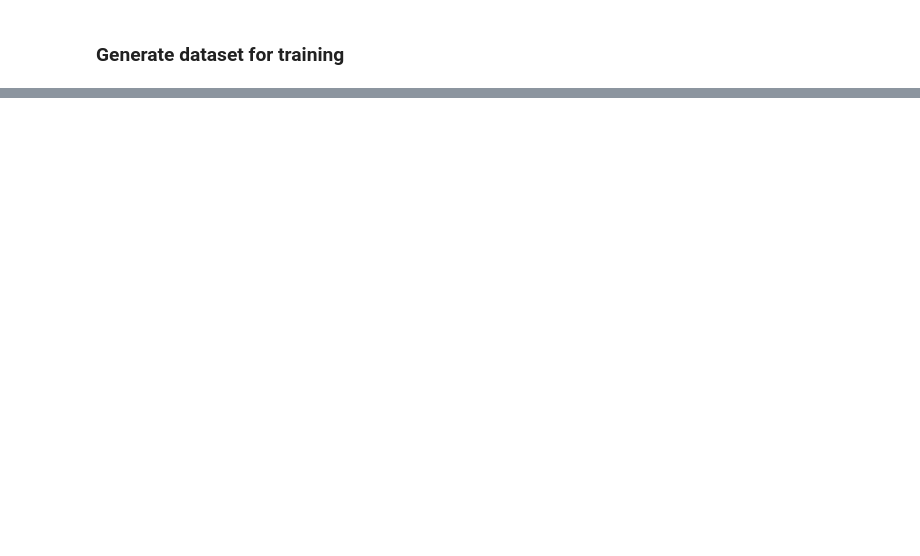
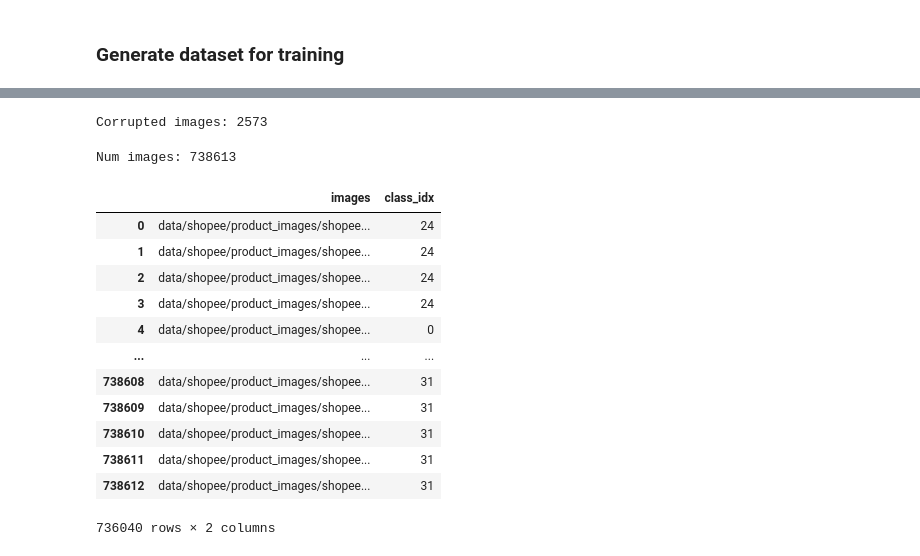
Before and after one commit to EFISS-Capstone-SU23/AI-model-query-service, a Jupyter notebook: trainer/notebooks/create_shopee_dataset.ipynb, the cells around one changed output, grey strips where cells are left out. Drawn from its saved outputs; the diff is of its cells as text; code cells hidden in the pictures; blank space fills up the shorter version.

Commit message:
shopee filtered new dataset

```diff
--- a/trainer/notebooks/create_shopee_dataset.ipynb
+++ b/trainer/notebooks/create_shopee_dataset.ipynb
@@ -395,0 +90,3 @@ train_df
+# %%
+pdf.reset_index(drop=False, inplace=True)
+pdf
@@ -395,0 +95,24 @@ train_df
+# %%
+import os
+from PIL import Image
+
+
+def check_img_integrity(img_path):
+    try:
+        with open(img_path, 'rb') as f:
+            check_chars = f.read()[-2:]
+        if check_chars != b'\xff\xd9':
+            print(f"Not complete image: {img_path}")
+            return False
+
+        with Image.open(img_path) as img:
+            img.verify()
+            image_format = img.format.lower()
+            if image_format == 'jpeg' and not (img_path.endswith('.jpg') or img_path.endswith('.jpeg')):
+                print(f"Wrong image extension: {img_path}")
+                return False
+
+        return True
+    except Exception as e:
+        print(e)
+        return False
@@ -395,0 +122,2 @@ train_df
+# %%
+mask = pdf.images.progress_apply(check_img_integrity)
@@ -395,0 +157,10 @@ train_df
+# %%
+print(f"Corrupted images: {(~mask).sum()}")
+# %% [output]
+Corrupted images: 2573
+# %%
+print(f"Num images: {len(mask)}")
+# %% [output]
+Num images: 738613
+# %%
+database = pdf[mask]
@@ -396 +169,17 @@ train_df
+# %%
+database
+# %% [output]
+|  | images | class_idx |
+| 0 | data/shopee/product_images/shopee... | 24 |
+| 1 | data/shopee/product_images/shopee... | 24 |
+| 2 | data/shopee/product_images/shopee... | 24 |
+| 3 | data/shopee/product_images/shopee... | 24 |
+| 4 | data/shopee/product_images/shopee... | 0 |
+| ... | ... | ... |
+| 738608 | data/shopee/product_images/shopee... | 31 |
+| 738609 | data/shopee/product_images/shopee... | 31 |
+| 738610 | data/shopee/product_images/shopee... | 31 |
+| 738611 | data/shopee/product_images/shopee... | 31 |
+| 738612 | data/shopee/product_images/shopee... | 31 |
+736040 rows × 2 columns
 # %%
```
Also changed, not shown: parts of 45 cells of this notebook.
